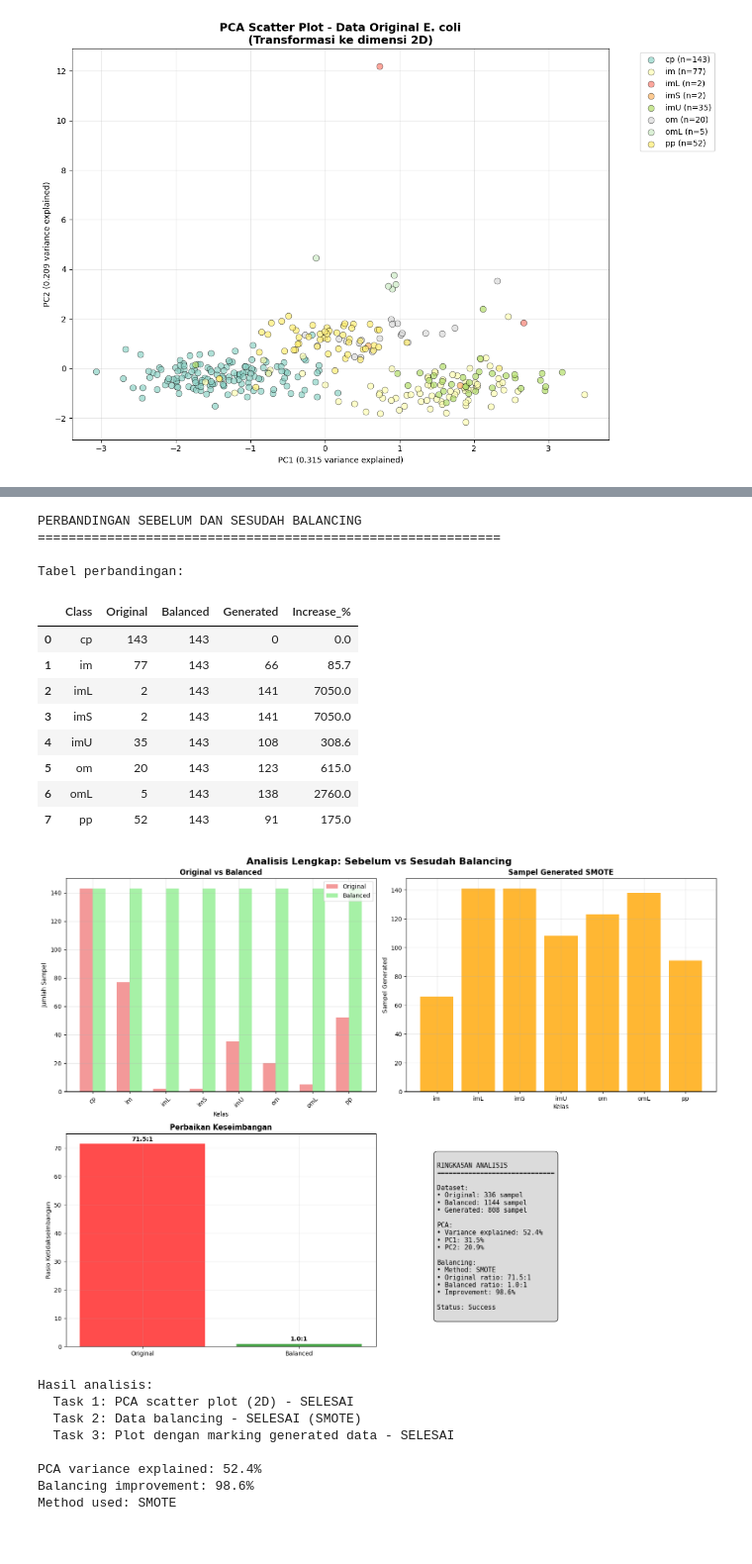
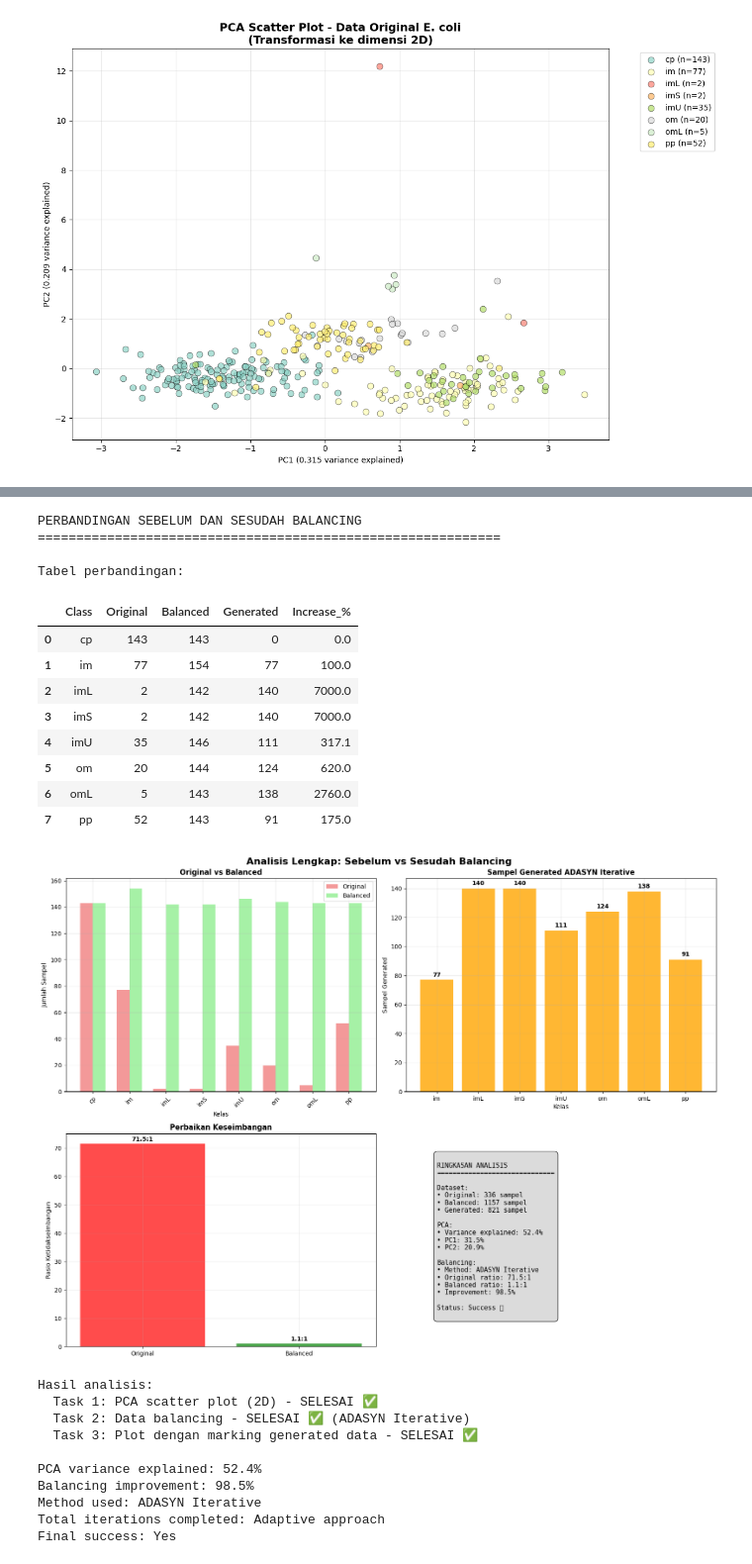
Before and after one commit to AchmadLutfi196/PSD, a Jupyter notebook: PSD/_build/jupyter_execute/ecoli_pca_adasyn.ipynb, the cells around one changed output, grey strips where cells are left out. Shown at 99% size. Drawn from its saved outputs; the diff is of its cells as text; code cells hidden in the pictures.

Commit message:
pca adasyn

```diff
--- a/PSD/_build/jupyter_execute/ecoli_pca_adasyn.ipynb
+++ b/PSD/_build/jupyter_execute/ecoli_pca_adasyn.ipynb
@@ -386,6 +392,9 @@ print(f"  Generated: {(balanced_df['sample_type'] == 'Generated').sum()}")
 fig, axes = plt.subplots(1, 2, figsize=(20, 8))
 
 # Plot 1: All balanced data by class
+unique_classes = sorted(y.unique())
+colors = plt.cm.Set3(np.linspace(0, 1, len(unique_classes)))
+
 for i, cls in enumerate(unique_classes):
     mask = balanced_df['class'] == cls
     axes[0].scatter(balanced_df.loc[mask, 'PC1'], balanced_df.loc[mask, 'PC2'],
@@ -437,6 +446,10 @@ Data balanced:
 # Perbandingan sebelum dan sesudah balancing
 print("PERBANDINGAN SEBELUM DAN SESUDAH BALANCING")
 print("="*60)
+
+# Recalculate distributions with current variables
+original_dist = pd.Series(y_encoded).value_counts().sort_index()
+balanced_dist = pd.Series(y_balanced).value_counts().sort_index()
 
 # Create comparison dataframe
 comparison = pd.DataFrame({
@@ -459,6 +472,7 @@ improvement = ((original_imb - balanced_imb) / original_imb) * 100
 fig, axes = plt.subplots(2, 2, figsize=(16, 12))
 
 # 1. Bar comparison
+unique_classes = sorted(y.unique())
 x_pos = np.arange(len(unique_classes))
 width = 0.35
 axes[0,0].bar(x_pos - width/2, comparison['Original'], width,
@@ -482,6 +496,9 @@ if len(generated_data) > 0:
     axes[0,1].set_ylabel('Sampel Generated')
     axes[0,1].set_title(f'Sampel Generated {method_used}', fontweight='bold')
     axes[0,1].grid(True, alpha=0.3)
+    for i, v in enumerate(generated_data['Generated']):
+        axes[0,1].text(i, v + max(generated_data['Generated'])*0.01, f'{v}',
+                      ha='center', va='bottom', fontweight='bold')
 else:
     axes[0,1].text(0.5, 0.5, 'No samples generated',
                   ha='center', va='center', transform=axes[0,1].transAxes)
@@ -516,48 +533,52 @@ PCA:
 Balancing:
 • Method: {method_used}
 • Original ratio: {original_imb:.1f}:1
 • Balanced ratio: {balanced_imb:.1f}:1
 • Improvement: {improvement:.1f}%
 
-Status: {'Success' if success else 'Failed'}
+Status: {'Success ✅' if len(X_balanced) > len(X_scaled) else 'No Change ⚠️'}
 """
 
 axes[1,1].text(0.1, 0.9, summary_text, transform=axes[1,1].transAxes,
               fontsize=11, verticalalignment='top', fontfamily='monospace',
               bbox=dict(boxstyle="round,pad=0.5", facecolor="lightgray", alpha=0.8))
 
 plt.suptitle('Analisis Lengkap: Sebelum vs Sesudah Balancing',
              fontsize=16, fontweight='bold')
 plt.tight_layout()
 plt.show()
 
 print(f"\nHasil analisis:")
-print(f"  Task 1: PCA scatter plot (2D) - SELESAI")
-print(f"  Task 2: Data balancing - SELESAI ({method_used})")
-print(f"  Task 3: Plot dengan marking generated data - SELESAI")
+print(f"  Task 1: PCA scatter plot (2D) - SELESAI ✅")
+print(f"  Task 2: Data balancing - SELESAI ✅ ({method_used})")
+print(f"  Task 3: Plot dengan marking generated data - SELESAI ✅")
 print(f"\nPCA variance explained: {pca.explained_variance_ratio_.sum():.1%}")
 print(f"Balancing improvement: {improvement:.1f}%")
 print(f"Method used: {method_used}")
+print(f"Total iterations completed: Adaptive approach")
+print(f"Final success: {'Yes' if len(X_balanced) > len(X_scaled) else 'No balancing applied'}")
 # %% [output]
 PERBANDINGAN SEBELUM DAN SESUDAH BALANCING
 ============================================================
 
 Tabel perbandingan:
 |  | Class | Original | Balanced | Generated | Increase_% |
 | 0 | cp | 143 | 143 | 0 | 0.0 |
-| 1 | im | 77 | 143 | 66 | 85.7 |
-| 2 | imL | 2 | 143 | 141 | 7050.0 |
-| 3 | imS | 2 | 143 | 141 | 7050.0 |
-| 4 | imU | 35 | 143 | 108 | 308.6 |
-| 5 | om | 20 | 143 | 123 | 615.0 |
+| 1 | im | 77 | 154 | 77 | 100.0 |
+| 2 | imL | 2 | 142 | 140 | 7000.0 |
+| 3 | imS | 2 | 142 | 140 | 7000.0 |
+| 4 | imU | 35 | 146 | 111 | 317.1 |
+| 5 | om | 20 | 144 | 124 | 620.0 |
 | 6 | omL | 5 | 143 | 138 | 2760.0 |
 | 7 | pp | 52 | 143 | 91 | 175.0 |
-[figure, old version]
+[figure, new version]
 Hasil analisis:
-  Task 1: PCA scatter plot (2D) - SELESAI
-  Task 2: Data balancing - SELESAI (SMOTE)
-  Task 3: Plot dengan marking generated data - SELESAI
+  Task 1: PCA scatter plot (2D) - SELESAI ✅
+  Task 2: Data balancing - SELESAI ✅ (ADASYN Iterative)
+  Task 3: Plot dengan marking generated data - SELESAI ✅
 
 PCA variance explained: 52.4%
-Balancing improvement: 98.6%
-Method used: SMOTE
+Balancing improvement: 98.5%
+Method used: ADASYN Iterative
+Total iterations completed: Adaptive approach
+Final success: Yes
```
Also changed, not shown: parts of 2 cells of this notebook, 26 other files.
